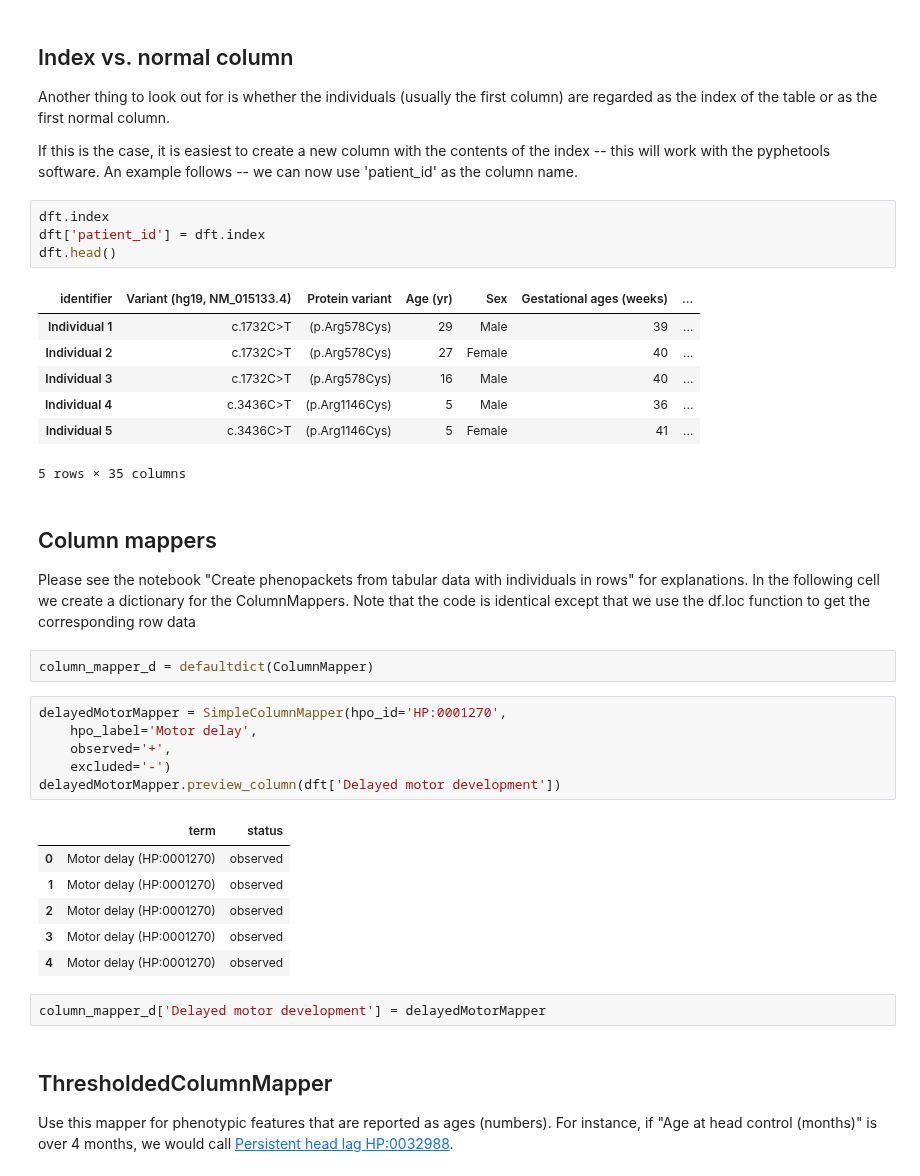
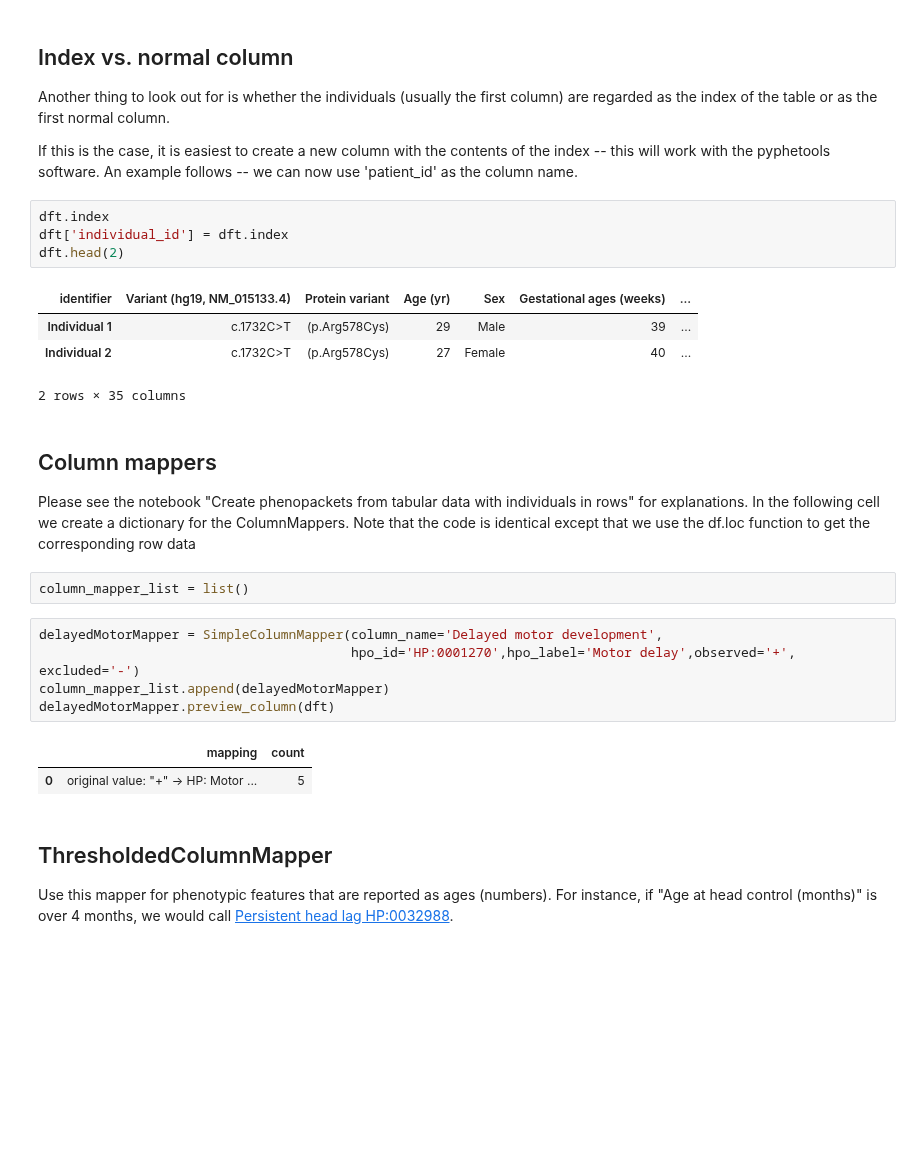
Before and after one commit to monarch-initiative/pyphetools, a Jupyter notebook: notebooks/Example_2_PMID_30945334_MAPK8IP3.ipynb, the cells around one changed output. Cells and saved outputs as stored; diff of their text form; blank space fills up the shorter version.

```diff
--- a/notebooks/Example_2_PMID_30945334_MAPK8IP3.ipynb
+++ b/notebooks/Example_2_PMID_30945334_MAPK8IP3.ipynb
@@ -82,36 +68,26 @@ dft.head()
 <p>If this is the case, it is easiest to create a new column with the contents of the index -- this will work with the pyphetools software. An example follows -- we can now use 'patient_id' as the column name.</p>
 # %%
 dft.index
-dft['patient_id'] = dft.index
-dft.head()
+dft['individual_id'] = dft.index
+dft.head(2)
 # %% [output]
 | identifier | Variant (hg19, NM_015133.4) | Protein variant | Age (yr) | Sex | Gestational ages (weeks) | ... |
 | Individual 1 | c.1732C>T | (p.Arg578Cys) | 29 | Male | 39 | ... |
 | Individual 2 | c.1732C>T | (p.Arg578Cys) | 27 | Female | 40 | ... |
-| Individual 3 | c.1732C>T | (p.Arg578Cys) | 16 | Male | 40 | ... |
-| Individual 4 | c.3436C>T | (p.Arg1146Cys) | 5 | Male | 36 | ... |
-| Individual 5 | c.3436C>T | (p.Arg1146Cys) | 5 | Female | 41 | ... |
-5 rows × 35 columns
+2 rows × 35 columns
 # %% [markdown]
 <h2>Column mappers</h2>
 <p>Please see the notebook "Create phenopackets from tabular data with individuals in rows" for explanations. In the following cell we create a dictionary for the ColumnMappers. Note that the code is identical except that we use the df.loc function to get the corresponding row data</p>
 # %%
-column_mapper_d = defaultdict(ColumnMapper)
+column_mapper_list = list()
 # %%
-delayedMotorMapper = SimpleColumnMapper(hpo_id='HP:0001270',
-    hpo_label='Motor delay',
-    observed='+',
-    excluded='-')
-delayedMotorMapper.preview_column(dft['Delayed motor development'])
+delayedMotorMapper = SimpleColumnMapper(column_name='Delayed motor development',
+                                        hpo_id='HP:0001270',hpo_label='Motor delay',observed='+', excluded='-')
+column_mapper_list.append(delayedMotorMapper)
+delayedMotorMapper.preview_column(dft)
 # %% [output]
-|  | term | status |
-| 0 | Motor delay (HP:0001270) | observed |
-| 1 | Motor delay (HP:0001270) | observed |
-| 2 | Motor delay (HP:0001270) | observed |
-| 3 | Motor delay (HP:0001270) | observed |
-| 4 | Motor delay (HP:0001270) | observed |
+|  | mapping | count |
+| 0 | original value: "+" -> HP: Motor ... | 5 |
-# %%
-column_mapper_d['Delayed motor development'] = delayedMotorMapper
 # %% [markdown]
 <h2>ThresholdedColumnMapper</h2>
 <p>Use this mapper for phenotypic features that are reported as ages (numbers). For instance,
```
Also changed, not shown: parts of 25 cells of this notebook, 5 other files.
